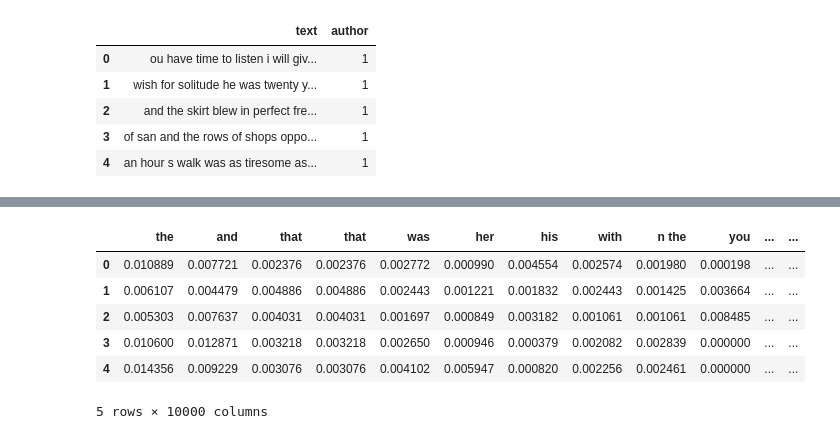
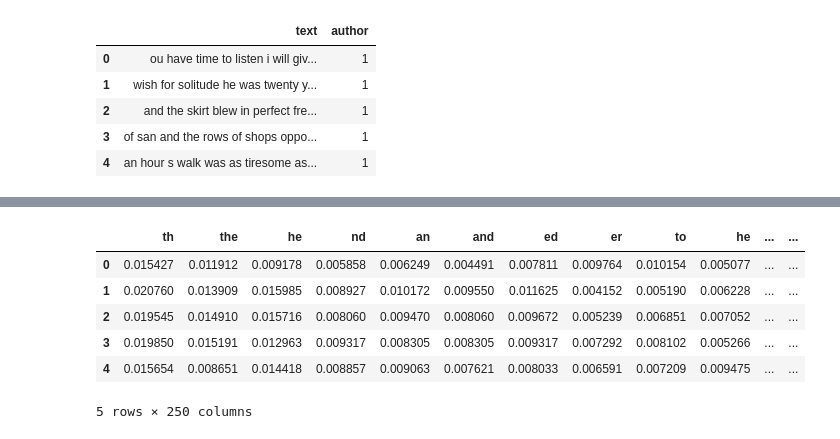
Before and after one commit to chriskward/stylometry-toolkit, a Jupyter notebook: authorship-attribution.ipynb, the cells around one changed output, grey strips where cells are left out. Saved outputs shown, nothing was run; the diff lists cells and outputs as text; code cells hidden in the pictures.

```diff
--- a/authorship-attribution.ipynb
+++ b/authorship-attribution.ipynb
@@ -60,7 +80,13 @@ Name: author, dtype: int64
 # %%
 # find the class smallest number of texts
 
-no_to_sample = counts.min()
+#no_to_sample = counts.min()
+
+# or, for the purposes of this demonstration simply select
+# a number, greater than or equal to the minimum
+
+no_to_sample = 250
+
 sampled_list = []
 
 # sample this number of texts from each
@@ -104,11 +141,14 @@ dataset.X.head()
 # %%
-dataset(n=5, most_frequent = 10000)
+# reset the TextData object to display the 250 most
+# frequent 3-grams
+
+dataset(n=3, most_frequent = 250)
 dataset.X.head()
 # %% [output]
-|  | the | and | that | that | was | her | his | with | n the | you | ... | ... |
-| 0 | 0.010889 | 0.007721 | 0.002376 | 0.002376 | 0.002772 | 0.000990 | 0.004554 | 0.002574 | 0.001980 | 0.000198 | ... | ... |
-| 1 | 0.006107 | 0.004479 | 0.004886 | 0.004886 | 0.002443 | 0.001221 | 0.001832 | 0.002443 | 0.001425 | 0.003664 | ... | ... |
-| 2 | 0.005303 | 0.007637 | 0.004031 | 0.004031 | 0.001697 | 0.000849 | 0.003182 | 0.001061 | 0.001061 | 0.008485 | ... | ... |
-| 3 | 0.010600 | 0.012871 | 0.003218 | 0.003218 | 0.002650 | 0.000946 | 0.000379 | 0.002082 | 0.002839 | 0.000000 | ... | ... |
-| 4 | 0.014356 | 0.009229 | 0.003076 | 0.003076 | 0.004102 | 0.005947 | 0.000820 | 0.002256 | 0.002461 | 0.000000 | ... | ... |
+|  | th | the | he | nd | an | and | ed | er | to | he | ... | ... |
+| 0 | 0.015427 | 0.011912 | 0.009178 | 0.005858 | 0.006249 | 0.004491 | 0.007811 | 0.009764 | 0.010154 | 0.005077 | ... | ... |
+| 1 | 0.020760 | 0.013909 | 0.015985 | 0.008927 | 0.010172 | 0.009550 | 0.011625 | 0.004152 | 0.005190 | 0.006228 | ... | ... |
+| 2 | 0.019545 | 0.014910 | 0.015716 | 0.008060 | 0.009470 | 0.008060 | 0.009672 | 0.005239 | 0.006851 | 0.007052 | ... | ... |
+| 3 | 0.019850 | 0.015191 | 0.012963 | 0.009317 | 0.008305 | 0.008305 | 0.009317 | 0.007292 | 0.008102 | 0.005266 | ... | ... |
+| 4 | 0.015654 | 0.008651 | 0.014418 | 0.008857 | 0.009063 | 0.007621 | 0.008033 | 0.006591 | 0.007209 | 0.009475 | ... | ... |
-5 rows × 10000 columns
+5 rows × 250 columns
```
Also changed, not shown: parts of 17 cells of this notebook, 3 other files.
